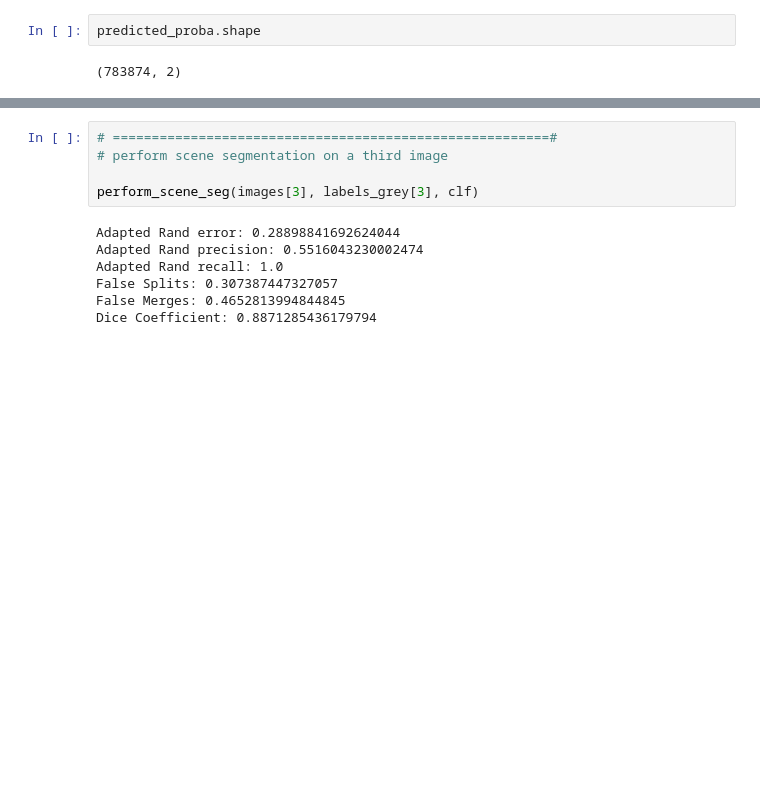
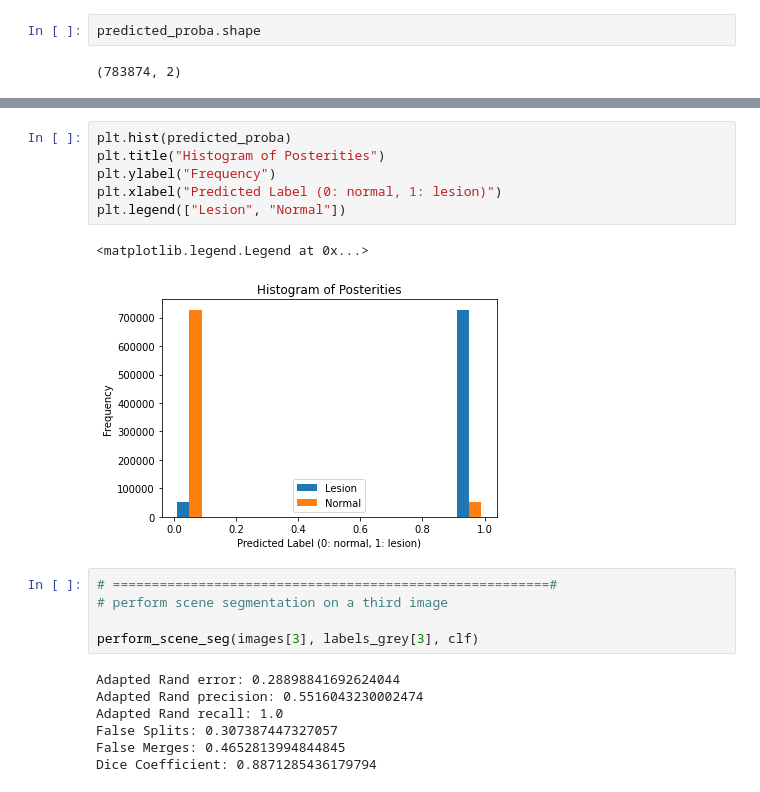
Before and after one commit to NeuroDataDesign/ProgLearn_2021-2022, a Jupyter notebook: Amy_van_Ee/Scene Segmentation/scene_segmentation_rf_isic_tutorial_proglearn.ipynb, the cells around one changed output, grey strips where cells are left out. Cells and saved outputs as stored; diff of their text form; blank space fills up the shorter version.

```diff
--- a/Amy_van_Ee/Scene Segmentation/scene_segmentation_rf_isic_tutorial_proglearn.ipynb
+++ b/Amy_van_Ee/Scene Segmentation/scene_segmentation_rf_isic_tutorial_proglearn.ipynb
@@ -259,3 +259,12 @@ array([0.00000000e+00, 3.63636364e-04, 3.92156863e-04, ...,
+# %%
+plt.hist(predicted_proba)
+plt.title("Histogram of Posterities")
+plt.ylabel("Frequency")
+plt.xlabel("Predicted Label (0: normal, 1: lesion)")
+plt.legend(["Lesion", "Normal"])
+# %% [output]
+<matplotlib.legend.Legend at 0x...>
+[figure, added]
 # %%
 # ========================================================#
 # perform scene segmentation on a third image
```
Also changed, not shown: parts of 4 cells of this notebook.
